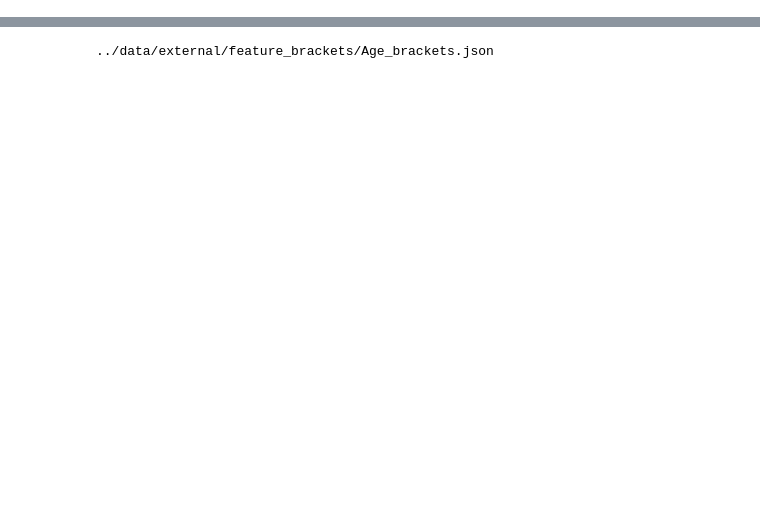
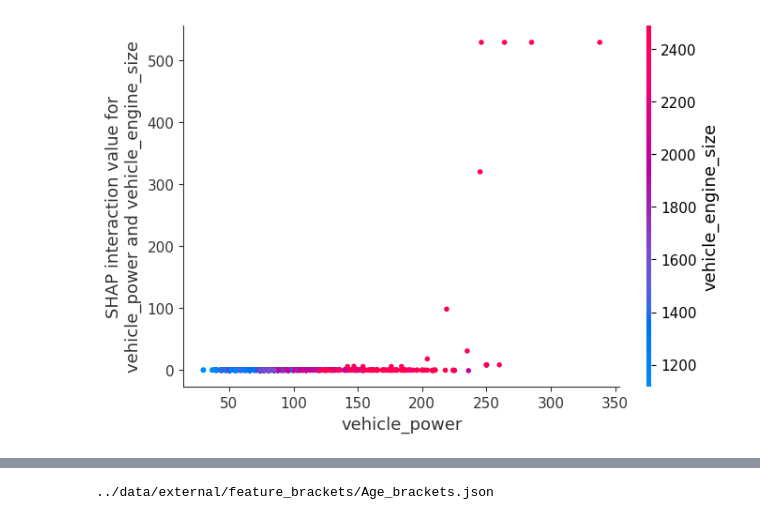
Before and after one commit to asdasde/market_models, a Jupyter notebook: notebooks/3_model_analysis.ipynb, the cells around one changed output, grey strips where cells are left out. Cells and saved outputs as stored; diff of their text form; code cells hidden in the pictures; blank space fills up the shorter version.

```diff
--- a/notebooks/3_model_analysis.ipynb
+++ b/notebooks/3_model_analysis.ipynb
@@ -72,0 +101,4 @@ data
+# %%
+shap.dependence_plot(('vehicle_power', 'vehicle_engine_size'), interaction, data[features_model])
+# %% [output]
+[figure, added]
```
Also changed, not shown: parts of 22 cells of this notebook, 13 other files.
